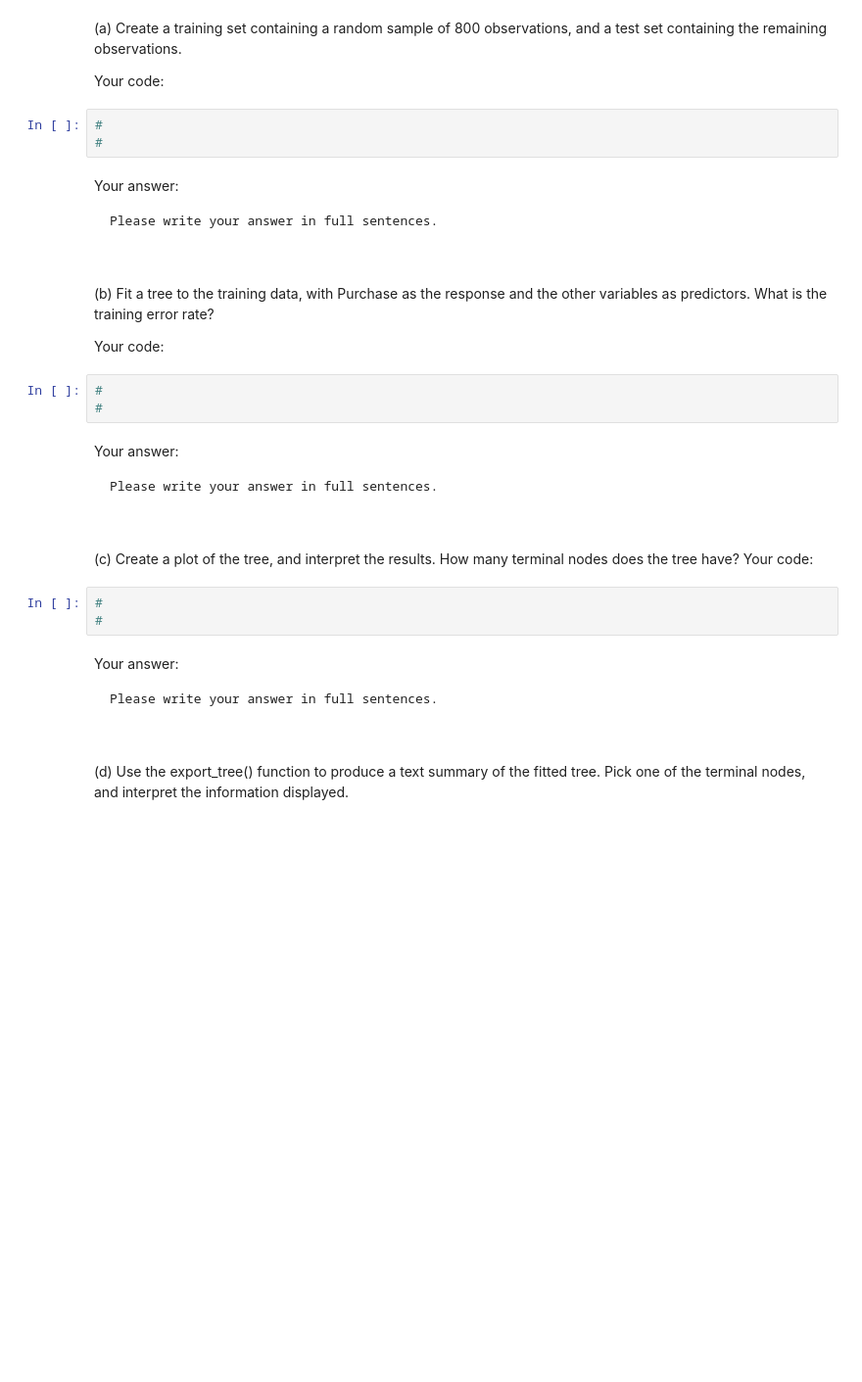
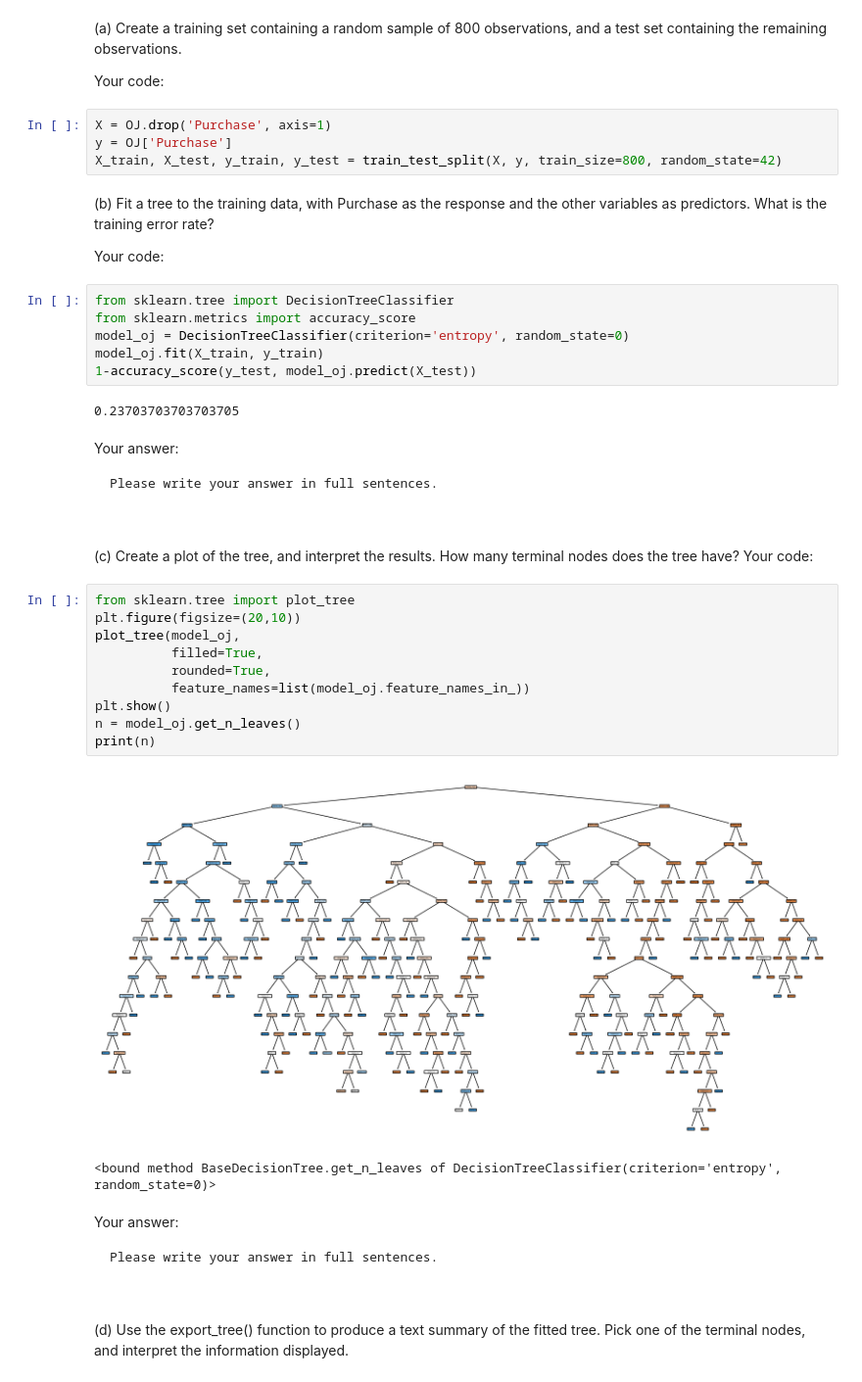
Before and after one commit to BU-MSSP-Classroom/MA679_Spring2024_07_tree_ensemble-MrD1022, a Jupyter notebook: Ch08_TreeEnsemble_Python.ipynb, the cells around one changed output. Shown: that part at 98% size. Cells and saved outputs as stored; diff of their text form; blank space fills up the shorter version.

```diff
--- a/Ch08_TreeEnsemble_Python.ipynb
+++ b/Ch08_TreeEnsemble_Python.ipynb
@@ -302,16 +303,11 @@ OJ = load_data("OJ")
 
 Your code:
 # %%
-#
-#
+X = OJ.drop('Purchase', axis=1)
+y = OJ['Purchase']
+X_train, X_test, y_train, y_test = train_test_split(X, y, train_size=800, random_state=42)
 # %% [markdown]
-Your answer:
 
-~~~
-Please write your answer in full sentences.
-
-
-~~~
 
 (b) Fit a tree to the training data, with Purchase as the response
 and the other variables as predictors. What is the training error
@@ -319,8 +315,13 @@ rate?
 
 Your code:
 # %%
-#
-#
+from sklearn.tree import DecisionTreeClassifier
+from sklearn.metrics import accuracy_score
+model_oj = DecisionTreeClassifier(criterion='entropy', random_state=0)
+model_oj.fit(X_train, y_train)
+1-accuracy_score(y_test, model_oj.predict(X_test))
+# %% [output]
+0.23703703703703705
 # %% [markdown]
 Your answer:
 
@@ -333,8 +334,18 @@ Please write your answer in full sentences.
 (c) Create a plot of the tree, and interpret the results. How many terminal nodes does the tree have?
 Your code:
 # %%
-#
-#
+from sklearn.tree import plot_tree
+plt.figure(figsize=(20,10))
+plot_tree(model_oj,
+          filled=True,
+          rounded=True,
+          feature_names=list(model_oj.feature_names_in_))
+plt.show()
+n = model_oj.get_n_leaves()
+print(n)
+# %% [output]
+[figure, added]
+<bound method BaseDecisionTree.get_n_leaves of DecisionTreeClassifier(criterion='entropy', random_state=0)>
 # %% [markdown]
 Your answer:
 
```
Also changed, not shown: parts of 9 cells of this notebook.
